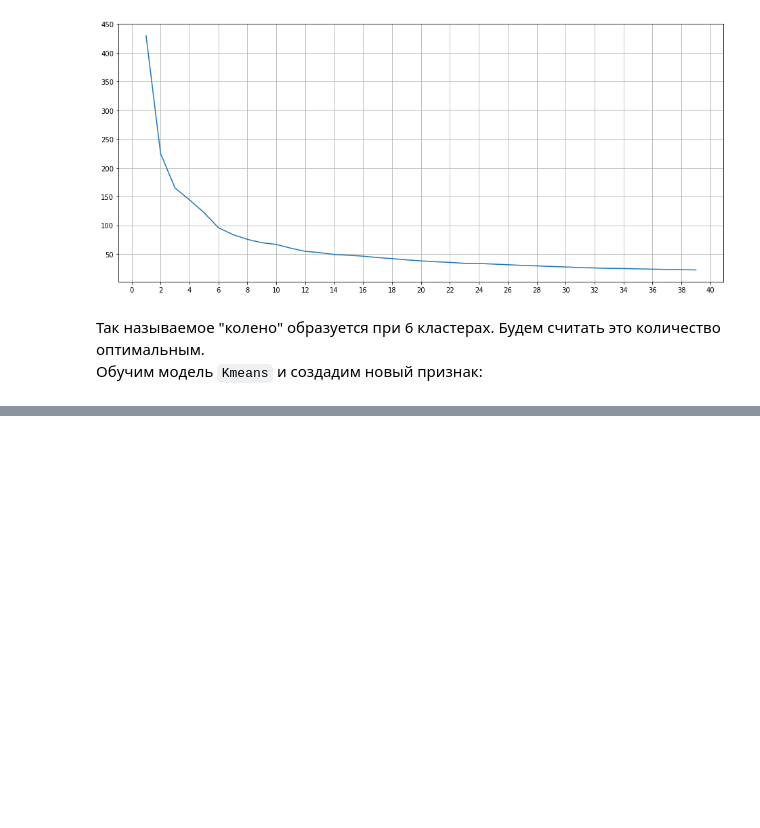
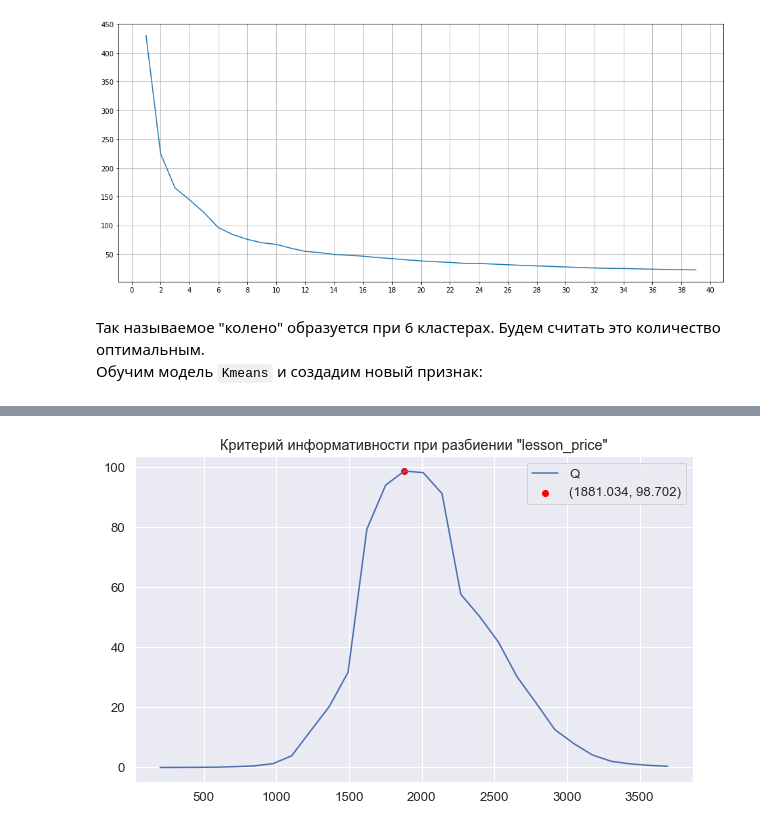
Before and after one commit to WiZor1/Edu_ML_Algorithms, a Jupyter notebook: CW_Regression.ipynb, the cells around one changed output, grey strips where cells are left out. Saved outputs shown, nothing was run; the diff lists cells and outputs as text; code cells hidden in the pictures; blank space fills up the shorter version.

```diff
--- a/CW_Regression.ipynb
+++ b/CW_Regression.ipynb
@@ -1384,0 +666,10 @@ answers
+# %%
+column = 'lesson_price'
+var_dict = dict()
+print('Split cond.:\t\tCriteria:')
+for split_value in np.linspace(df_train[column].min(),
+                               df_train[column].max(),
+                               num=min(30, df_train[column].value_counts().shape[0])):
+    var = var_after_split(df_train, column, split_value, 'mean_exam_points')
+    var_dict[split_value] = var
+    print(f'{round(split_value, 3):0}   \t\t{round(var, 3)}')
@@ -1384,0 +694,11 @@ answers
+# %%
+max_point = max(var_dict.items(), key=lambda x: x[1])
+
+plt.figure(figsize=(10, 6))
+plt.plot(var_dict.keys(), var_dict.values(), label='Q')
+plt.scatter(max_point[0], max_point[1], color='red', label=(round(max_point[0], 3), round(max_point[1], 3)))
+plt.title('Критерий информативности при разбиении "lesson_price"')
+plt.legend(loc='best')
+plt.show()
+# %% [output]
+[figure, added]
```
Also changed, not shown: parts of 117 cells of this notebook.
